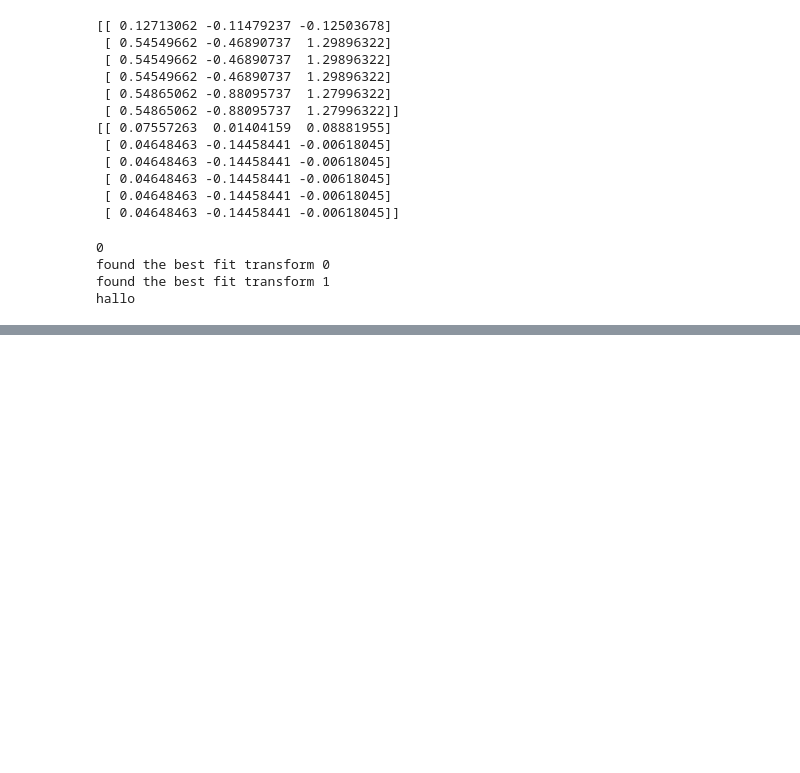
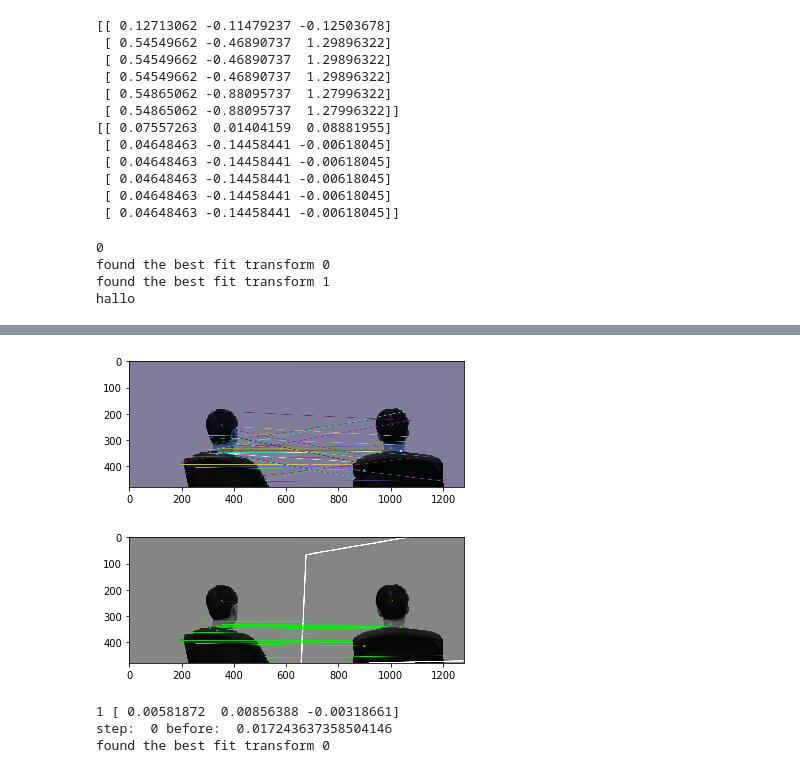
Before and after one commit to yichao-l/head_reconstruct, a Jupyter notebook: yichao-test.ipynb, the cells around one changed output, grey strips where cells are left out. Saved outputs shown, nothing was run; the diff lists cells and outputs as text; code cells hidden in the pictures; blank space fills up the shorter version.

```diff
--- a/yichao-test.ipynb
+++ b/yichao-test.ipynb
@@ -104,0 +165,9 @@ found the best fit transform 0
+# %%
+# contrastThreshold = 0.04,edgeThreshold=20,sigma = 4
+make_mhead(all_heads,7,8)
+# %% [output]
+[figure, added]
+[figure, added]
+1 [ 0.00581872  0.00856388 -0.00318661]
+step:  0 before:  0.017243637358504146
+found the best fit transform 0
```
Also changed, not shown: parts of 14 cells of this notebook, 7 other files.
